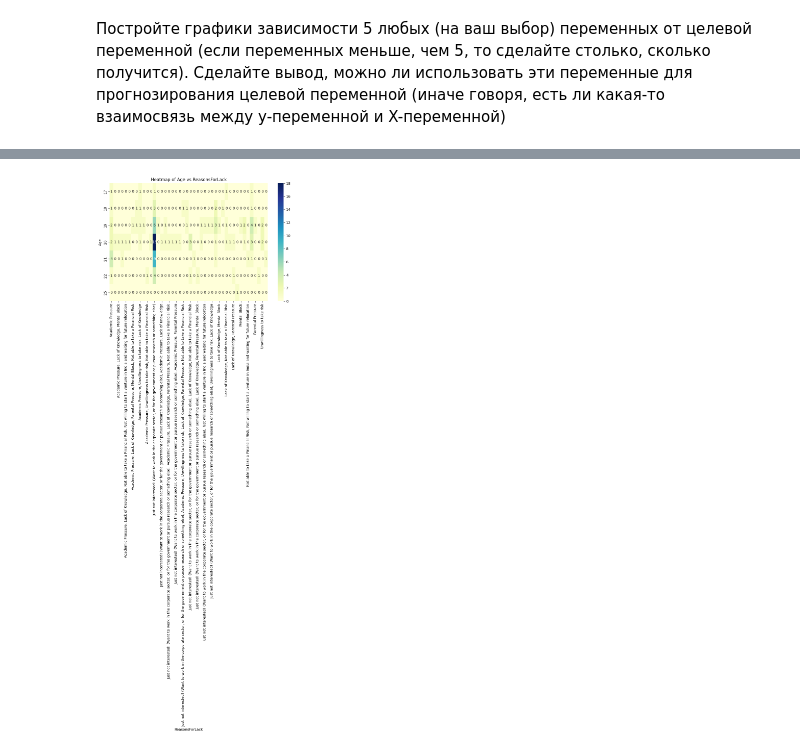
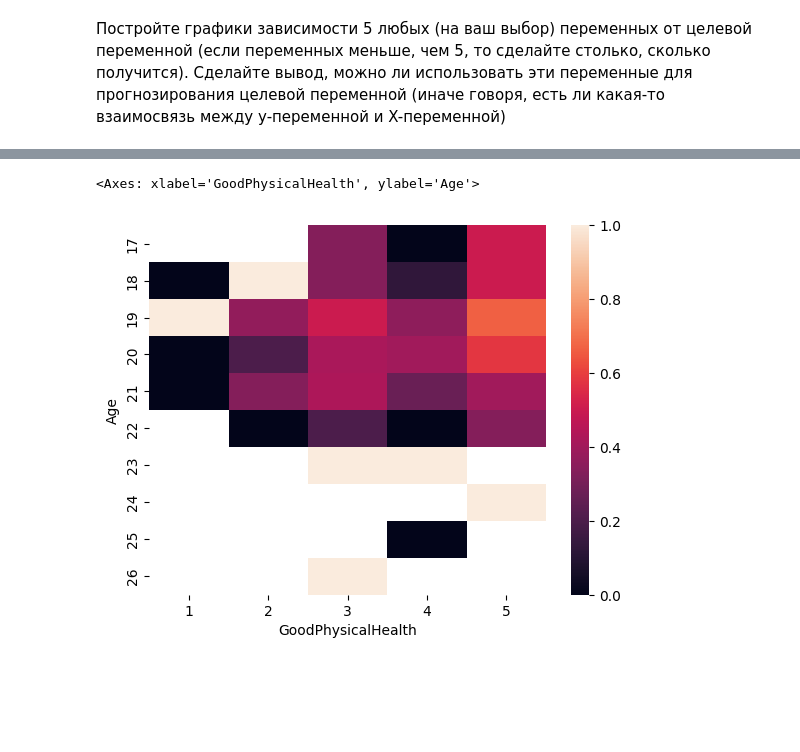
Before and after one commit to linzabali/II_LAB, a Jupyter notebook: lab2.ipynb, the cells around one changed output, grey strips where cells are left out. Saved outputs shown, nothing was run; the diff lists cells and outputs as text; code cells hidden in the pictures; blank space fills up the shorter version.

```diff
--- a/lab2.ipynb
+++ b/lab2.ipynb
@@ -206,30 +165,6 @@ for var in selected_variables:
 # %%
-import pandas as pd
-import matplotlib.pyplot as plt
-import seaborn as sns
-
-data = pd.read_csv('Downloads/data.csv')
-
-var1 = 'Age'
-var2 = 'ReasonsForLack'
-target_var = 'y'
-
-if data[var1].dtype in ['int64', 'float64'] and data[var2].dtype in ['str']:
-    plt.figure(figsize=(10, 6))
-    sns.scatterplot(x=data[var1], y=data[var2], hue=data[target_var], palette='viridis', alpha=0.7)
-    plt.title(f'Scatter plot of {var1} vs {var2} colored by {target_var}')
-    plt.xlabel(var1)
-    plt.ylabel(var2)
-    plt.legend(title=target_var)
-    plt.show()
-else:
-    #  heatmap
-    contingency_table = pd.crosstab(data[var1], data[var2])
-    plt.figure(figsize=(10, 6))
-    sns.heatmap(contingency_table, annot=True, fmt='d', cmap='YlGnBu')
-    plt.title(f'Heatmap of {var1} vs {var2}')
-    plt.xlabel(var2)
-    plt.ylabel(var1)
-    plt.show()
+pivot = data.pivot_table(index=["Age"],columns=["GoodPhysicalHealth"],values="y")
+sns.heatmap(pivot)
 # %% [output]
+<Axes: xlabel='GoodPhysicalHealth', ylabel='Age'>
-[figure, old version]
+[figure, new version]
```
Also changed, not shown: parts of 13 cells of this notebook.
